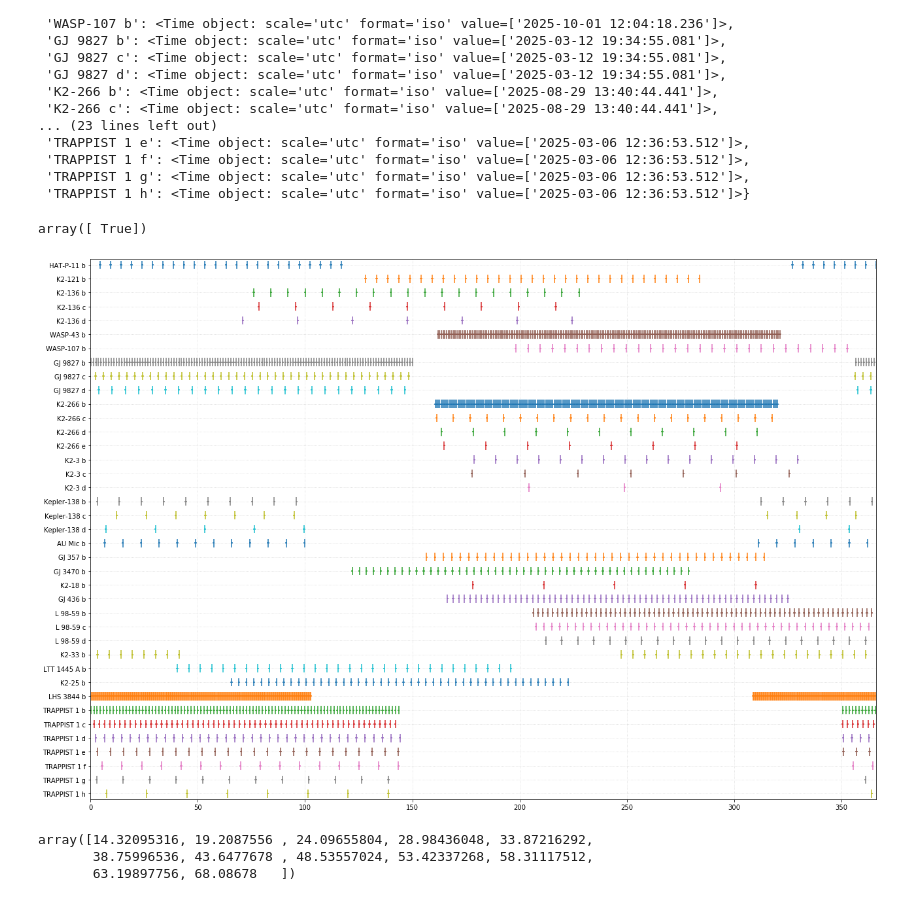
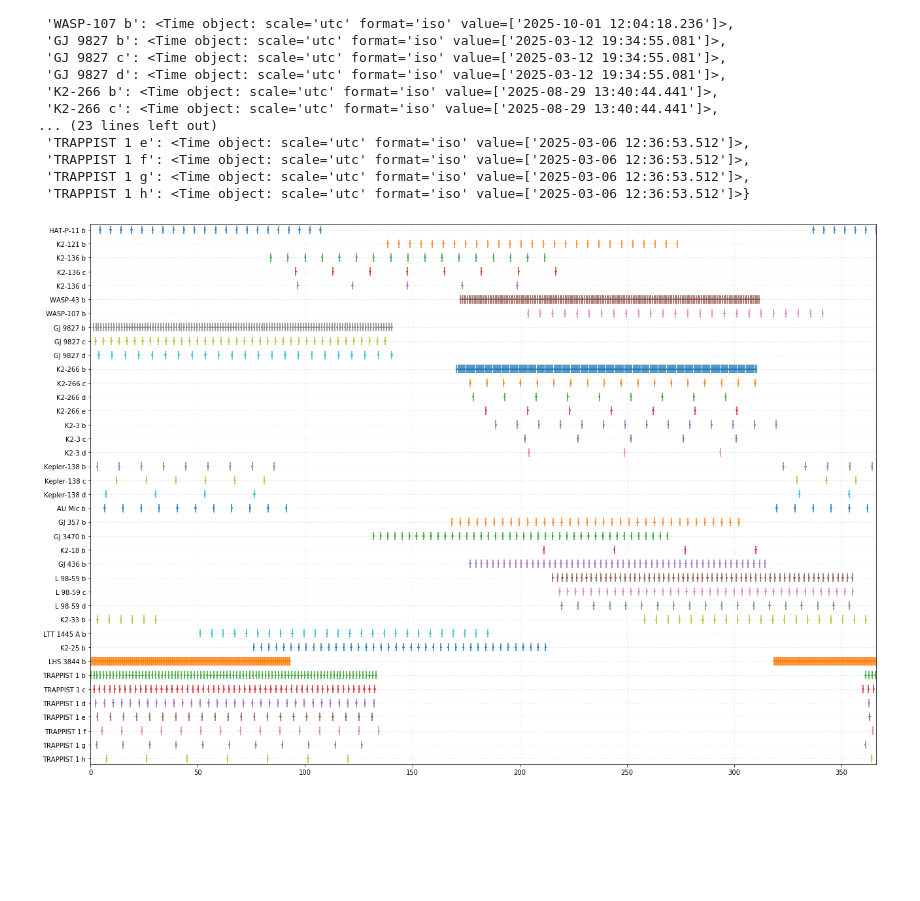
Before and after one commit to mrtommyb/Pandora_observing, a Jupyter notebook: notebooks/mock_observing_calendar.ipynb, the cells around one changed output. Cells and saved outputs as stored; diff of their text form; code cells hidden in the pictures; blank space fills up the shorter version.

```diff
--- a/notebooks/mock_observing_calendar.ipynb
+++ b/notebooks/mock_observing_calendar.ipynb
@@ -35,7 +36,9 @@ targets = {
     'TRAPPIST 1': 7,
 }
 transit_times = {}
+obs_transit_times = {}
 anti_solar = {}
+porb = {}
 # %%
 for star in tqdm.tqdm(targets):
     for pletter in string.ascii_lowercase[1:targets[star]+1]:
@@ -45,7 +48,7 @@ for star in tqdm.tqdm(targets):
         epoch = Time(planet_properties['pl_tranmid'], format='jd')
         period = planet_properties['pl_orbper']
         transit_duration = planet_properties['pl_trandur']
-
+        porb[f"{star} {pletter}"] = period
         # Create an EclipsingSystem object for HD 209458
         from astroplan import EclipsingSystem
         planet = EclipsingSystem(primary_eclipse_time=epoch, orbital_period=period,
@@ -90,47 +93,40 @@ anti_solar
  'TRAPPIST 1 f': <Time object: scale='utc' format='iso' value=['2025-03-06 12:36:53.512']>,
  'TRAPPIST 1 g': <Time object: scale='utc' format='iso' value=['2025-03-06 12:36:53.512']>,
  'TRAPPIST 1 h': <Time object: scale='utc' format='iso' value=['2025-03-06 12:36:53.512']>}
-# %%
-ttime >= anti_solar[tt] - 39
-# %% [output]
-array([ True])
 # %%
 i = len(transit_times)-1
-window = 80
+window = 70
 # with time_support():
 yticklabels = []
 fig, ax = plt.subplots(1, 1, figsize=[18, 12])
 for tt in tqdm.tqdm(transit_times):
     ntransits = len(transit_times[tt])
     mask = np.ones(ntransits, dtype=bool)
     for j, ttime in enumerate(transit_times[tt]):
         if (((ttime >= anti_solar[tt] - window) and (ttime <= anti_solar[tt] + window)) or
             ((ttime >= anti_solar[tt] - window - 365.25) and (ttime <= anti_solar[tt] + window - 365.25)) or
             ((ttime >= anti_solar[tt] - window + 365.25) and (ttime <= anti_solar[tt] + window + 365.25))):
             mask[j] = True
         else:
             mask[j] = False
     tx = (transit_times[tt][mask] - Time('2025-01-01 00:00')).jd
+    obs_transit_times[tt] = [x for x in tx if (x >0) and (x < 365.25)]
     ax.errorbar(tx, np.repeat(i, len(tx)), xerr=0.5,
             yerr=0.3,
             ls="",
             marker="")
     yticklabels.append(tt)
     i -= 1
 ax.set(yticks=np.arange(len(transit_times)), yticklabels=yticklabels[::-1])
 ax.set_xlim(0, 366)
 ax.grid(ls=":", alpha=0.5)
 # ax.set_xlim(0, 60)
 ax.set_ylim(-0.4, len(transit_times)-1+0.4)
 
 plt.tight_layout()
 
 plt.savefig("mock_observing calendar.png", dpi=200)
 # %% [output]
-[figure, old version]
+[figure, new version]
 # %%
-(transit_times[tt][mask] - Time('2025-01-01 00:00')).jd
+porb_sorted = sorted(porb.items(), key=lambda x: x[1], reverse=True)
-# %% [output]
-array([14.32095316, 19.2087556 , 24.09655804, 28.98436048, 33.87216292,
-       38.75996536, 43.6477678 , 48.53557024, 53.42337268, 58.31117512,
-       63.19897756, 68.08678   ])
```
Also changed, not shown: parts of 13 cells of this notebook, 4 other files.
